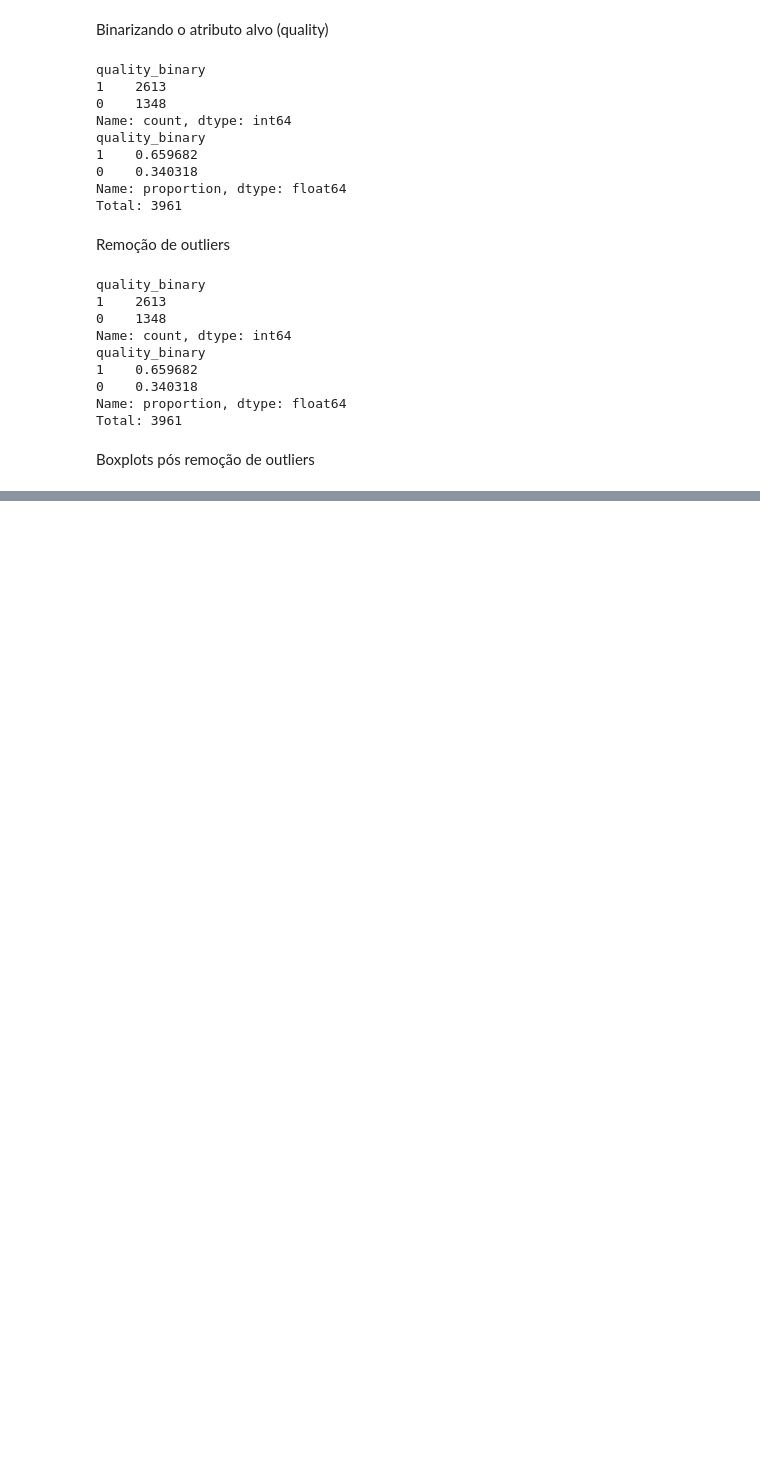
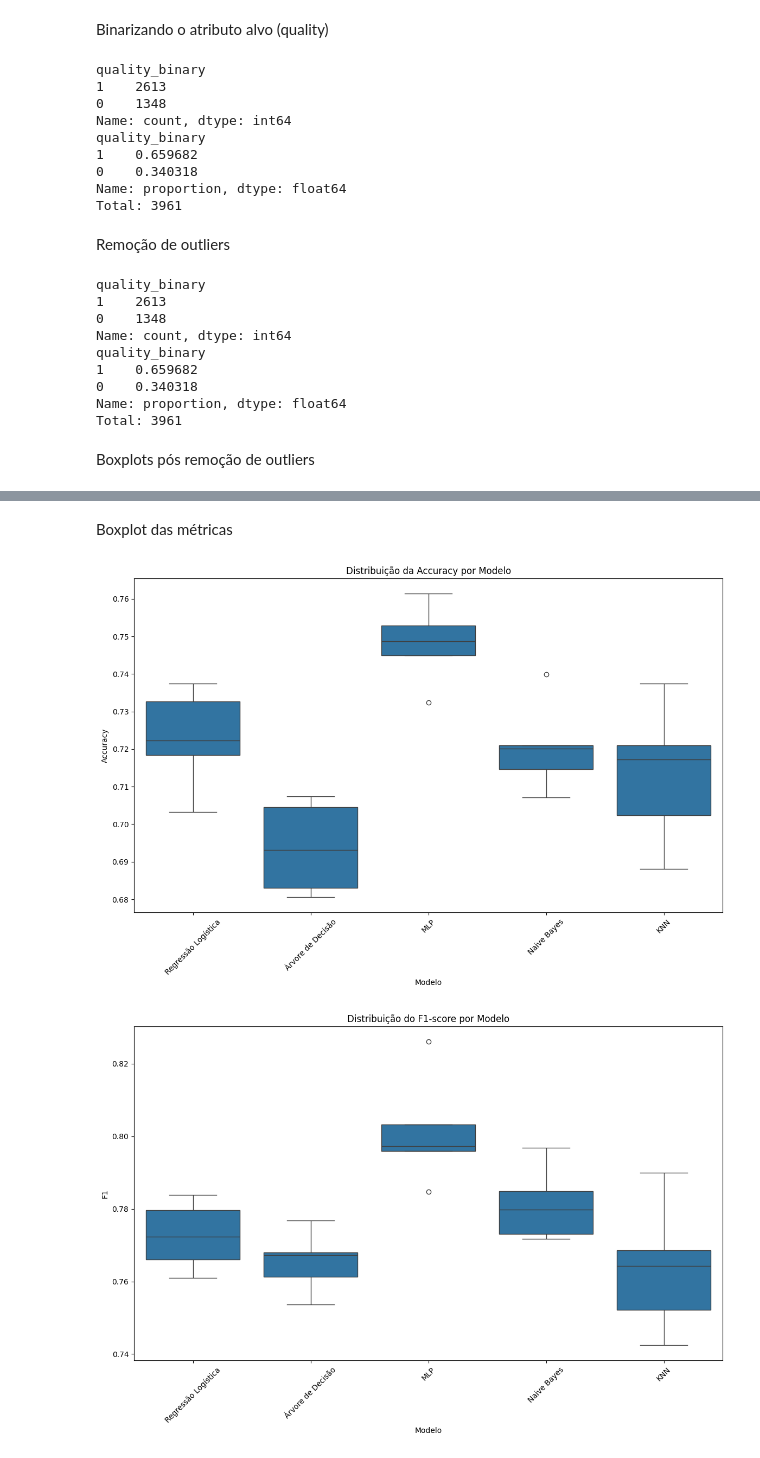
Before and after one commit to BrunoRuschel/Trabalho_ML_pt1, a Jupyter notebook: Cópia_de_Trabalho_Aprendizado_de_Máquina_white.ipynb, the cells around one changed output, grey strips where cells are left out. Cells and saved outputs as stored; diff of their text form; code cells hidden in the pictures; blank space fills up the shorter version.

Commit message:
Spot-checking e resultados

```diff
--- a/Cópia_de_Trabalho_Aprendizado_de_Máquina_white.ipynb
+++ b/Cópia_de_Trabalho_Aprendizado_de_Máquina_white.ipynb
@@ -352,0 +334,20 @@ avaliar_modelo(modelo_nb)
+# %%
+!pip install joypy
+import seaborn as sns
+import joypy
+
+# lista para armazenar registros individuais
+linhas = []
+
+for modelo, metricas in resultados.items():
+    for i in range(5):  # 5 folds da validação cruzada
+        linhas.append({
+            "Modelo": modelo,
+            "Accuracy":  metricas["Accuracy_raw"][i]  if "Accuracy_raw"  in metricas else None,
+            "F1":        metricas["F1_raw"][i]        if "F1_raw"        in metricas else None,
+            "Precision": metricas["Precision_raw"][i] if "Precision_raw" in metricas else None,
+            "Recall":    metricas["Recall_raw"][i]    if "Recall_raw"    in metricas else None,
+            "Roc_Auc":   metricas["Roc_Auc_raw"][i] if "Roc_Auc_raw"   in metricas else None
+        })
+
+df_scores = pd.DataFrame(linhas)
@@ -352,0 +371,35 @@ avaliar_modelo(modelo_nb)
+# %% [markdown]
+Boxplot das métricas
+# %%
+plt.figure(figsize=(14, 8))
+sns.boxplot(data=df_scores, x="Modelo", y="Accuracy")
+plt.title("Distribuição da Accuracy por Modelo")
+plt.xticks(rotation=45)
+plt.show()
+
+plt.figure(figsize=(14, 8))
+sns.boxplot(data=df_scores, x="Modelo", y="F1")
+plt.title("Distribuição do F1-score por Modelo")
+plt.xticks(rotation=45)
+plt.show()
+
+plt.figure(figsize=(14, 8))
+sns.boxplot(data=df_scores, x="Modelo", y="Precision")
+plt.title("Distribuição da Precisão por Modelo")
+plt.xticks(rotation=45)
+plt.show()
+
+plt.figure(figsize=(14, 8))
+sns.boxplot(data=df_scores, x="Modelo", y="Recall")
+plt.title("Distribuição do Recall por Modelo")
+plt.xticks(rotation=45)
+plt.show()
+
+plt.figure(figsize=(14, 8))
+sns.boxplot(data=df_scores, x="Modelo", y="Roc_Auc")
+plt.title("Distribuição do ROC AUC por Modelo")
+plt.xticks(rotation=45)
+plt.show()
+# %% [output]
+[figure, added]
+[figure, added]
```
Also changed, not shown: parts of 33 cells of this notebook.
